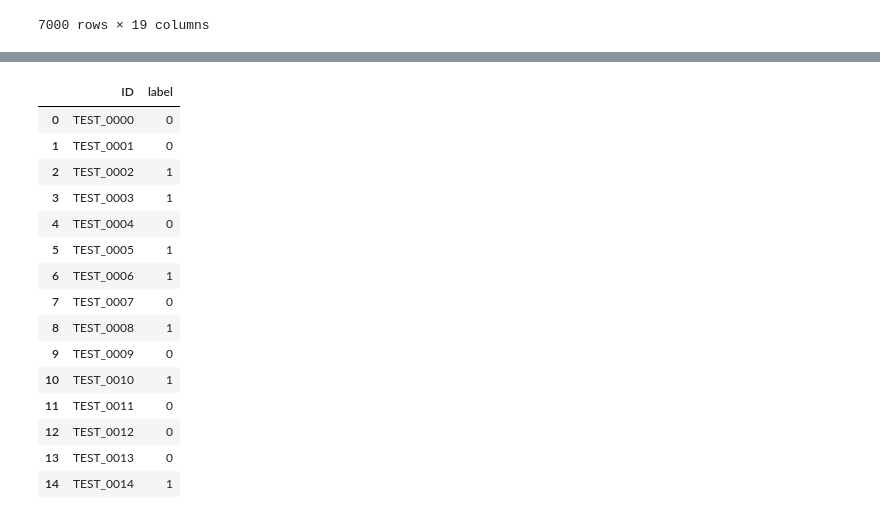
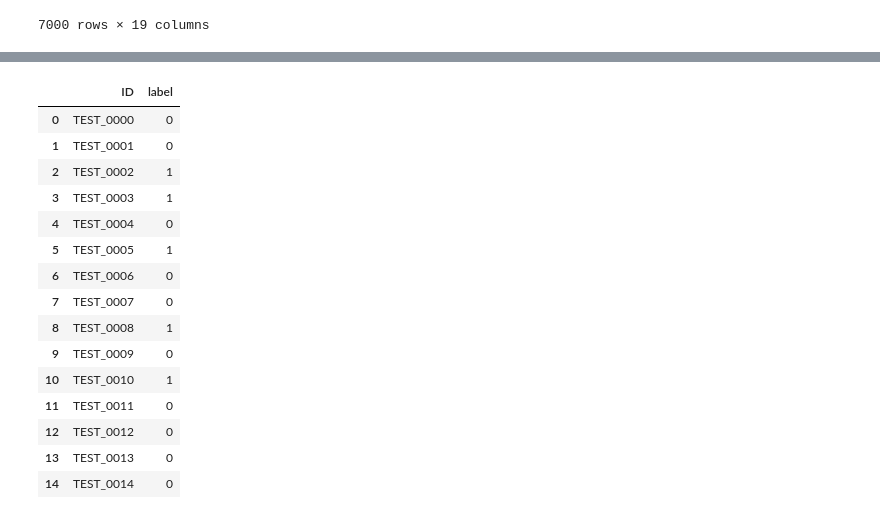
Before and after one commit to EJEJejje/AH_01_2_mini, a Jupyter notebook: eda_KEJ_4.ipynb, the cells around one changed output, grey strips where cells are left out. Drawn from its saved outputs; the diff is of its cells as text; code cells hidden in the pictures.

```diff
--- a/eda_KEJ_4.ipynb
+++ b/eda_KEJ_4.ipynb
@@ -229,15 +224,33 @@ X
 | 6998 | 60 | 150 | 55 | 0.60 | 0 | 89 | 57 | 161 | 0.6 | 49 | 76 | ... |
 | 6999 | 50 | 165 | 65 | 0.65 | 0 | 104 | 47 | 124 | 0.8 | 56 | 150 | ... |
 7000 rows × 19 columns
+# %%
+from sklearn.metrics import f1_score
+
+
+rf = RandomForestClassifier(
+    n_estimators=500,
+    random_state=42,
+    class_weight="balanced"
+)
+
+rf.fit(X_train, y_train)
+pred_rf = rf.predict(X_valid)
+
+print("RF accuracy:", accuracy_score(y_valid, pred_rf))
+print("RF f1:", f1_score(y_valid, pred_rf))
+print(classification_report(y_valid, pred_rf))
 # %%
+from xgboost import XGBClassifier
+
+
 param_grid = param_grid = {
-    "n_estimators": [50,60,70,80,90,100,200, 300],
-    "max_depth": [8, 10, 12,20,30,40,50],
-    "min_samples_leaf": [1, 3, 5],
-    "class_weight": ["balanced"],
+    "n_estimators": [500],
+    "max_depth": [40],
+    "scale_pos_weight": [1],
     'random_state': [42]
 }
-rf = RandomForestClassifier()
+rf = XGBClassifier()
 # %%
 grid = GridSearchCV(
     rf,
@@ -294,24 +358,28 @@ X_test
 # %%
 pred = best_model.predict(X_test)
-submit = pd.read_csv('sample_submission.csv')
-submit['label'] = pred
-submit.head(15)
+
+submission = pd.DataFrame({
+    'ID': test['ID'],
+    'label': pred
+})
+
+submission.to_csv('submission.csv', index=False)
-# %% [output]
-|  | ID | label |
-| 0 | TEST_0000 | 0 |
-| 1 | TEST_0001 | 0 |
-| 2 | TEST_0002 | 1 |
-| 3 | TEST_0003 | 1 |
-| 4 | TEST_0004 | 0 |
-| 5 | TEST_0005 | 1 |
-| 6 | TEST_0006 | 1 |
-| 7 | TEST_0007 | 0 |
-| 8 | TEST_0008 | 1 |
-| 9 | TEST_0009 | 0 |
-| 10 | TEST_0010 | 1 |
-| 11 | TEST_0011 | 0 |
-| 12 | TEST_0012 | 0 |
-| 13 | TEST_0013 | 0 |
-| 14 | TEST_0014 | 1 |
 # %%
-submit.to_csv('submission.csv', index = False)
+submission.head(15)
+# %% [output]
+|  | ID | label |
+| 0 | TEST_0000 | 0 |
+| 1 | TEST_0001 | 0 |
+| 2 | TEST_0002 | 1 |
+| 3 | TEST_0003 | 1 |
+| 4 | TEST_0004 | 0 |
+| 5 | TEST_0005 | 1 |
+| 6 | TEST_0006 | 0 |
+| 7 | TEST_0007 | 0 |
+| 8 | TEST_0008 | 1 |
+| 9 | TEST_0009 | 0 |
+| 10 | TEST_0010 | 1 |
+| 11 | TEST_0011 | 0 |
+| 12 | TEST_0012 | 0 |
+| 13 | TEST_0013 | 0 |
+| 14 | TEST_0014 | 0 |
```
Also changed, not shown: parts of 11 cells of this notebook, 1 other file.
